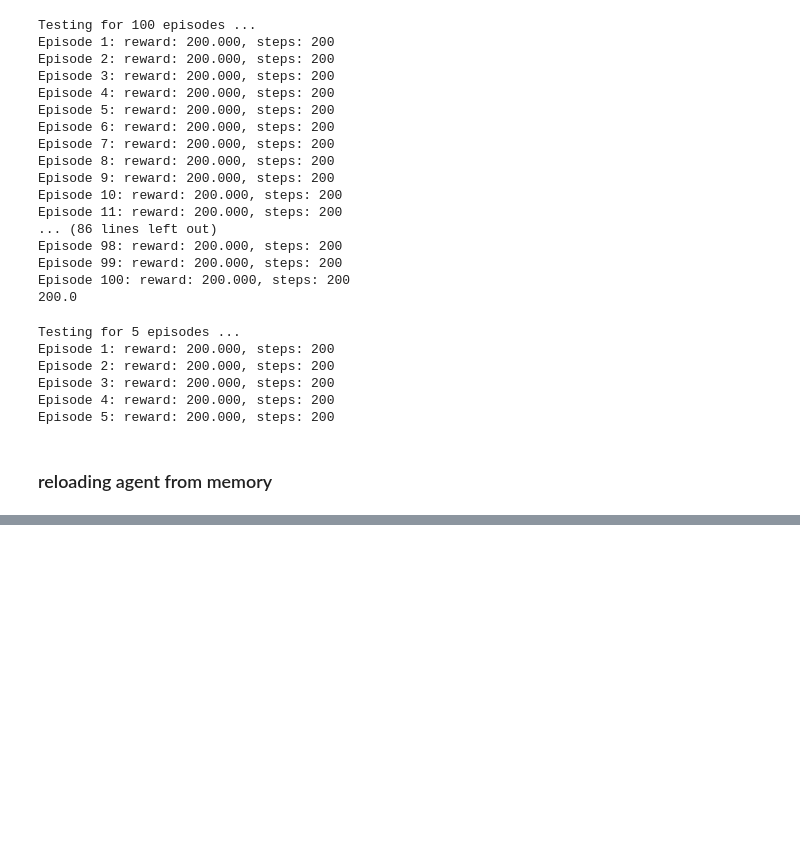
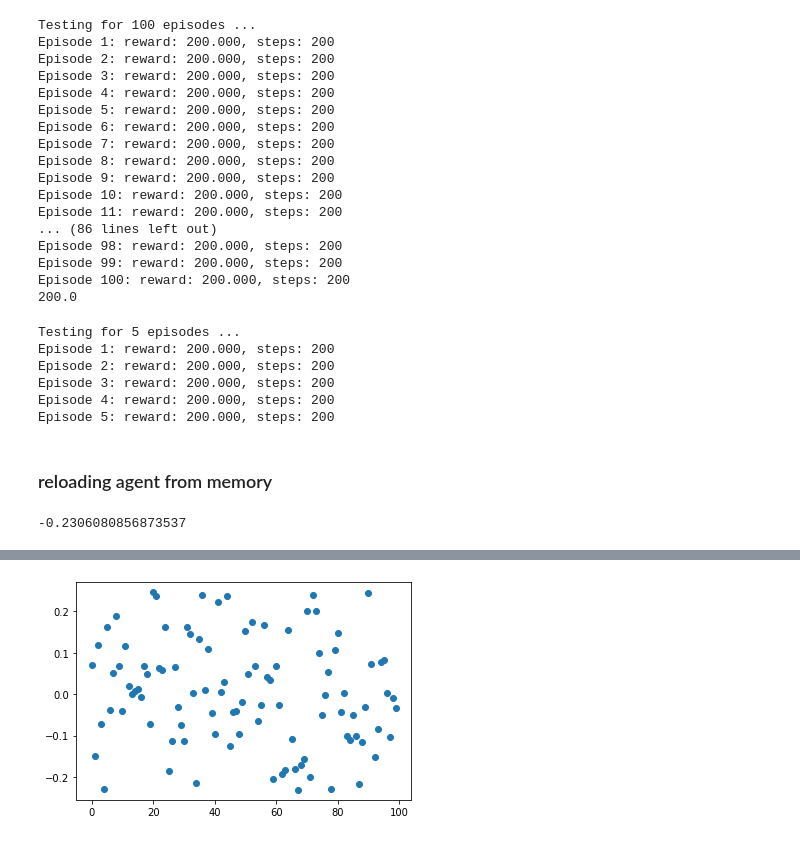
Before and after one commit to yanmxa/deep-learning-playground, a Jupyter notebook: reinforcement-deep-learning/Deep Reinforcement Learning.ipynb, the cells around one changed output, grey strips where cells are left out. Cells and saved outputs as stored; diff of their text form; code cells hidden in the pictures; blank space fills up the shorter version.

```diff
--- a/reinforcement-deep-learning/Deep Reinforcement Learning.ipynb
+++ b/reinforcement-deep-learning/Deep Reinforcement Learning.ipynb
@@ -181,3 +181,22 @@ states = env.observation_space.shape[0]
 model = build_model(states, actions)
 dqn = build_agent(model, actions)
 dqn.compile(Adam(lr=1e-3), metrics=['mae'])
+# %%
+import random
+random.randint(-1, 1)
+
+random.random() - 0.5
+# %% [output]
+-0.2306080856873537
+# %%
+x = []
+points = []
+for i in range(100):
+    x.append(i)
+    points.append()
+
+!pip3 install matplotlib
+import matplotlib.pyplot as plt
+plt.scatter(x, points)
+plt.show()
+# %% [output]
@@ -183,0 +212 @@ dqn.compile(Adam(lr=1e-3), metrics=['mae'])
+[figure, added]
```
Also changed, not shown: parts of 1 cell of this notebook, 1 other file.
